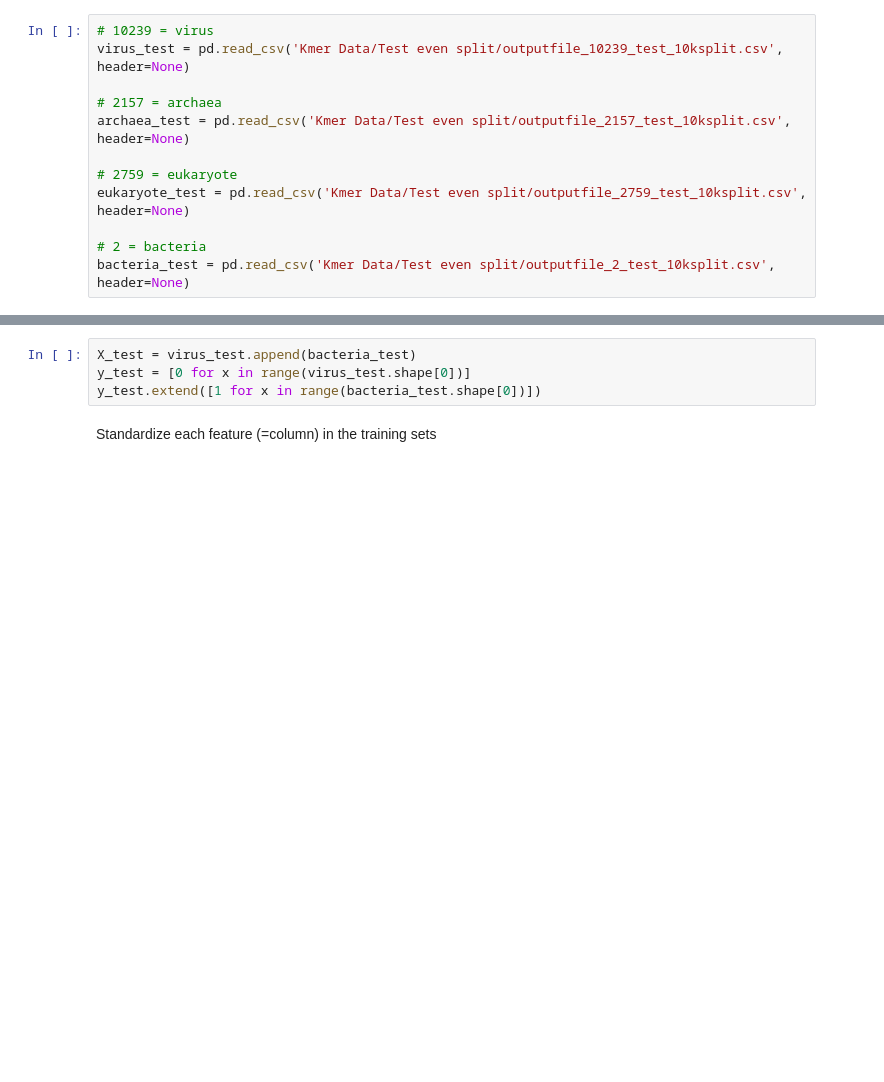
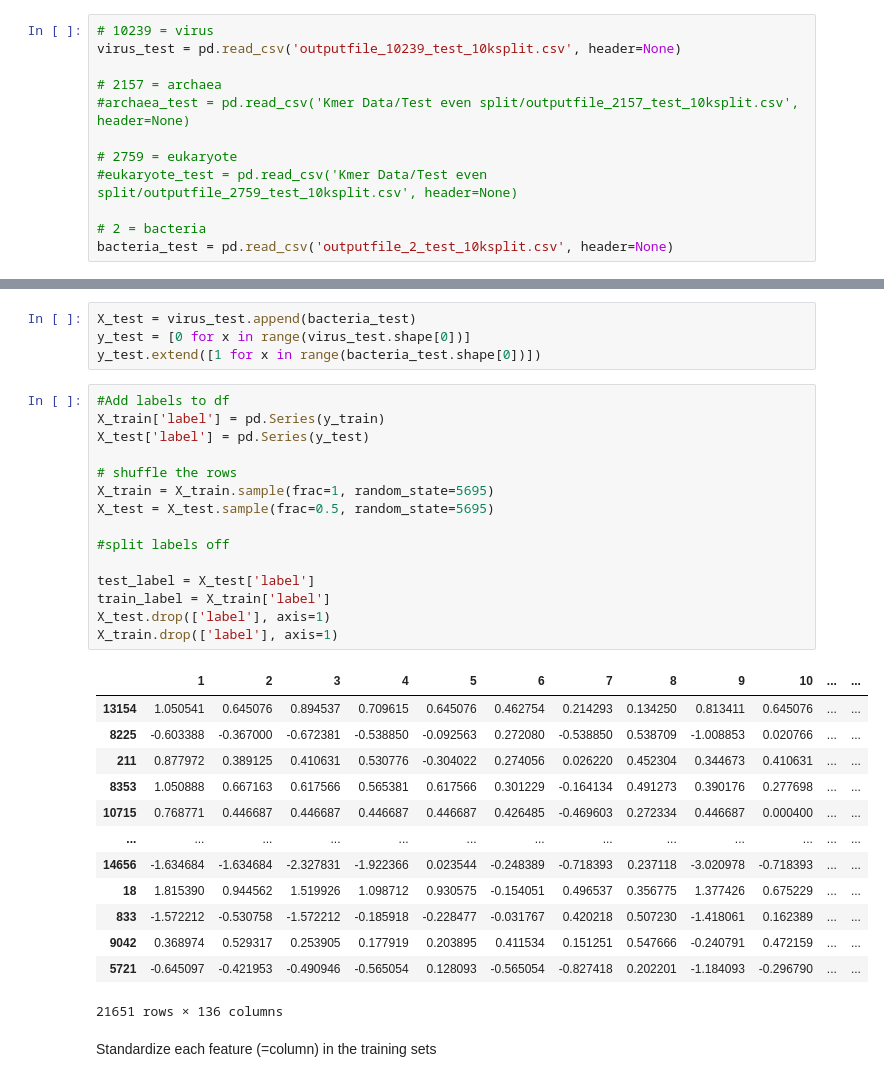
Before and after one commit to USDA-ARS-GBRU/Dataset_shift_LR_KNN, a Jupyter notebook: Kmer_LR_3.ipynb, the cells around one changed output, grey strips where cells are left out. Drawn from its saved outputs; the diff is of its cells as text; blank space fills up the shorter version.

```diff
--- a/Kmer_LR_3.ipynb
+++ b/Kmer_LR_3.ipynb
@@ -32,16 +32,16 @@ bacteria_train = pd.read_csv('Kmer Data/Train even split/outputfile_2_train_10ks
 ### Load test sets
 # %%
 # 10239 = virus
-virus_test = pd.read_csv('Kmer Data/Test even split/outputfile_10239_test_10ksplit.csv', header=None)
+virus_test = pd.read_csv('outputfile_10239_test_10ksplit.csv', header=None)
 
 # 2157 = archaea
-archaea_test = pd.read_csv('Kmer Data/Test even split/outputfile_2157_test_10ksplit.csv', header=None)
+#archaea_test = pd.read_csv('Kmer Data/Test even split/outputfile_2157_test_10ksplit.csv', header=None)
 
 # 2759 = eukaryote
-eukaryote_test = pd.read_csv('Kmer Data/Test even split/outputfile_2759_test_10ksplit.csv', header=None)
+#eukaryote_test = pd.read_csv('Kmer Data/Test even split/outputfile_2759_test_10ksplit.csv', header=None)
 
 # 2 = bacteria
-bacteria_test = pd.read_csv('Kmer Data/Test even split/outputfile_2_test_10ksplit.csv', header=None)
+bacteria_test = pd.read_csv('outputfile_2_test_10ksplit.csv', header=None)
 # %%
 # taking virus and bacteria as first pass examples
 
@@ -169,6 +169,35 @@ Define the independent and dependent variables: Test set
 X_test = virus_test.append(bacteria_test)
 y_test = [0 for x in range(virus_test.shape[0])]
 y_test.extend([1 for x in range(bacteria_test.shape[0])])
+# %%
+#Add labels to df
+X_train['label'] = pd.Series(y_train)
+X_test['label'] = pd.Series(y_test)
+
+# shuffle the rows
+X_train = X_train.sample(frac=1, random_state=5695)
+X_test = X_test.sample(frac=0.5, random_state=5695)
+
+#split labels off
+
+test_label = X_test['label']
+train_label = X_train['label']
+X_test.drop(['label'], axis=1)
+X_train.drop(['label'], axis=1)
+# %% [output]
+|  | 1 | 2 | 3 | 4 | 5 | 6 | 7 | 8 | 9 | 10 | ... | ... |
+| 13154 | 1.050541 | 0.645076 | 0.894537 | 0.709615 | 0.645076 | 0.462754 | 0.214293 | 0.134250 | 0.813411 | 0.645076 | ... | ... |
+| 8225 | -0.603388 | -0.367000 | -0.672381 | -0.538850 | -0.092563 | 0.272080 | -0.538850 | 0.538709 | -1.008853 | 0.020766 | ... | ... |
+| 211 | 0.877972 | 0.389125 | 0.410631 | 0.530776 | -0.304022 | 0.274056 | 0.026220 | 0.452304 | 0.344673 | 0.410631 | ... | ... |
+| 8353 | 1.050888 | 0.667163 | 0.617566 | 0.565381 | 0.617566 | 0.301229 | -0.164134 | 0.491273 | 0.390176 | 0.277698 | ... | ... |
+| 10715 | 0.768771 | 0.446687 | 0.446687 | 0.446687 | 0.446687 | 0.426485 | -0.469603 | 0.272334 | 0.446687 | 0.000400 | ... | ... |
+| ... | ... | ... | ... | ... | ... | ... | ... | ... | ... | ... | ... | ... |
+| 14656 | -1.634684 | -1.634684 | -2.327831 | -1.922366 | 0.023544 | -0.248389 | -0.718393 | 0.237118 | -3.020978 | -0.718393 | ... | ... |
+| 18 | 1.815390 | 0.944562 | 1.519926 | 1.098712 | 0.930575 | -0.154051 | 0.496537 | 0.356775 | 1.377426 | 0.675229 | ... | ... |
+| 833 | -1.572212 | -0.530758 | -1.572212 | -0.185918 | -0.228477 | -0.031767 | 0.420218 | 0.507230 | -1.418061 | 0.162389 | ... | ... |
+| 9042 | 0.368974 | 0.529317 | 0.253905 | 0.177919 | 0.203895 | 0.411534 | 0.151251 | 0.547666 | -0.240791 | 0.472159 | ... | ... |
+| 5721 | -0.645097 | -0.421953 | -0.490946 | -0.565054 | 0.128093 | -0.565054 | -0.827418 | 0.202201 | -1.184093 | -0.296790 | ... | ... |
+21651 rows × 136 columns
 # %% [markdown]
 Standardize each feature (=column) in the training sets
 # %%
```
Also changed, not shown: parts of 23 cells of this notebook, 1 other file.
